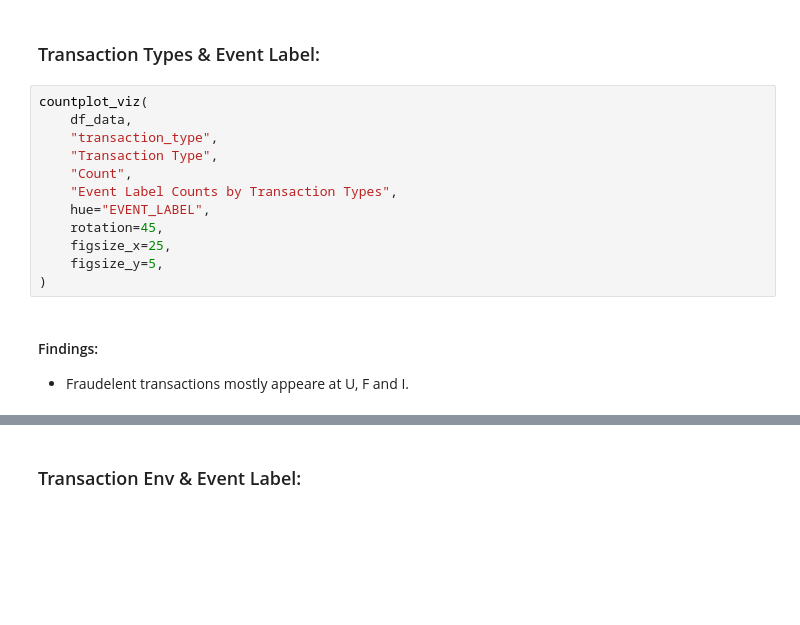
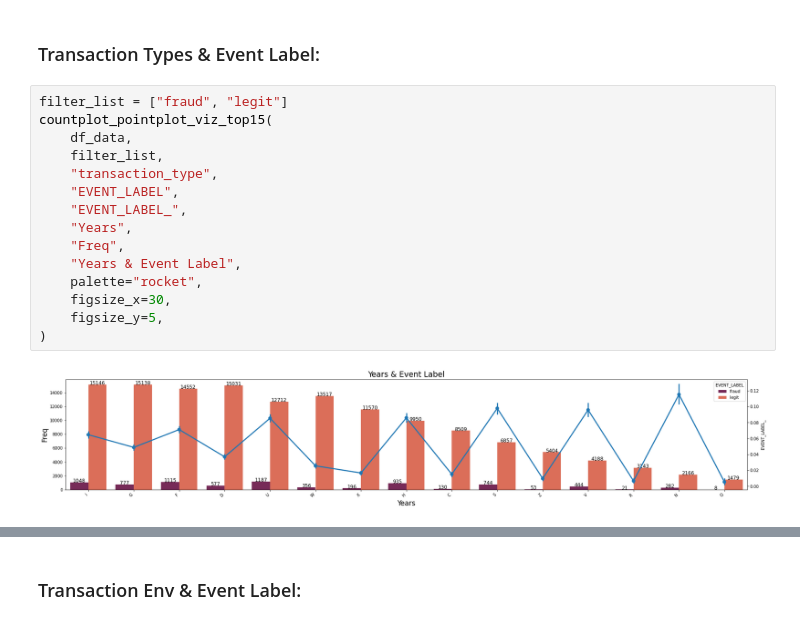
Before and after one commit to ElifKarakutukDinc/Fraud_Analytics_Case_Study, a Jupyter notebook: EDA.ipynb, the cells around one changed output, grey strips where cells are left out. Cells and saved outputs as stored; diff of their text form; blank space fills up the shorter version.

```diff
--- a/EDA.ipynb
+++ b/EDA.ipynb
@@ -616,17 +597,19 @@ print(
 # %% [markdown]
 ### Transaction Types & Event Label:
-# %%
-countplot_viz(
-    df_data,
-    "transaction_type",
-    "Transaction Type",
-    "Count",
-    "Event Label Counts by Transaction Types",
-    hue="EVENT_LABEL",
-    rotation=45,
-    figsize_x=25,
-    figsize_y=5,
-)
-# %% [markdown]
-#### Findings:
-* Fraudelent transactions mostly appeare at U, F and I.
+# %%
+filter_list = ["fraud", "legit"]
+countplot_pointplot_viz_top15(
+    df_data,
+    filter_list,
+    "transaction_type",
+    "EVENT_LABEL",
+    "EVENT_LABEL_",
+    "Years",
+    "Freq",
+    "Years & Event Label",
+    palette="rocket",
+    figsize_x=30,
+    figsize_y=5,
+)
+# %% [output]
+[figure, added]
```
Also changed, not shown: parts of 39 cells of this notebook.
